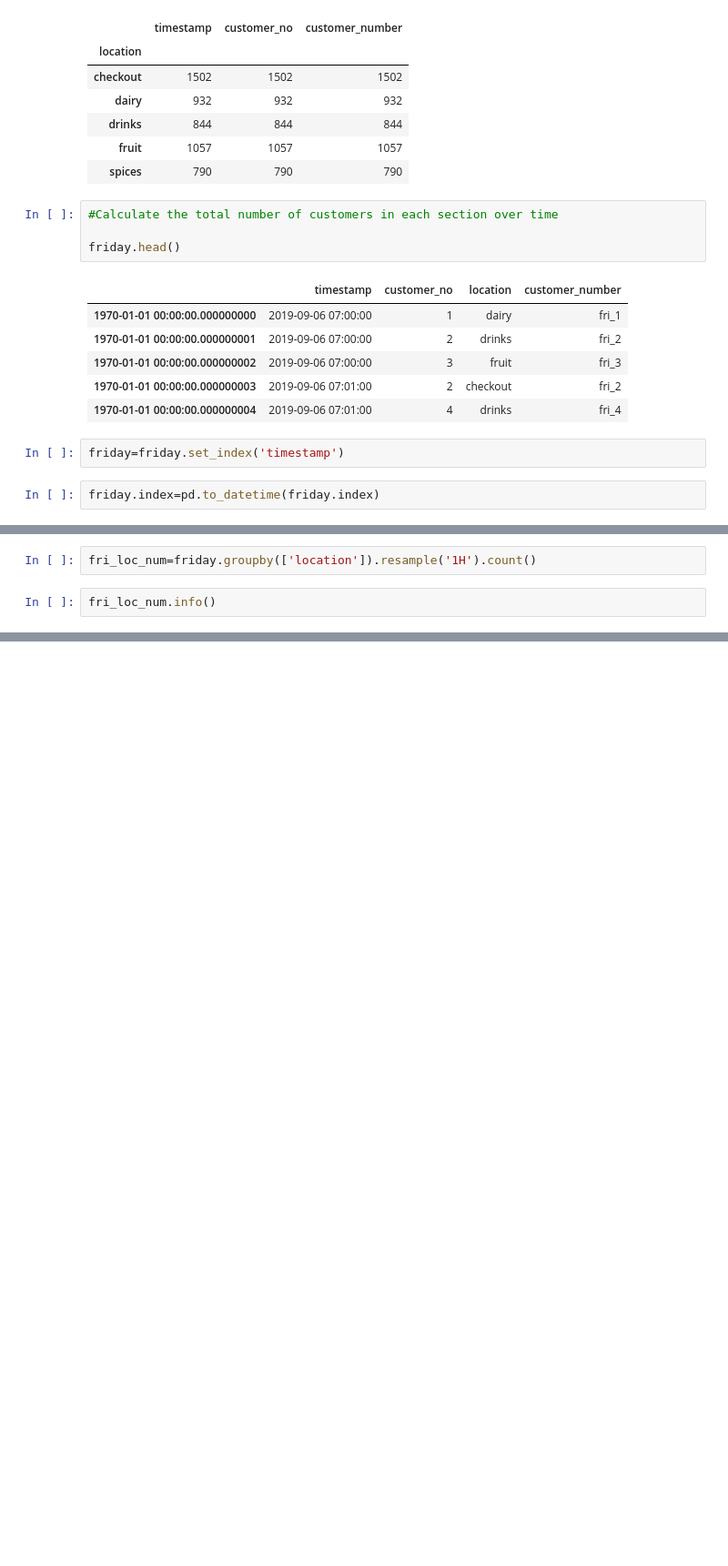
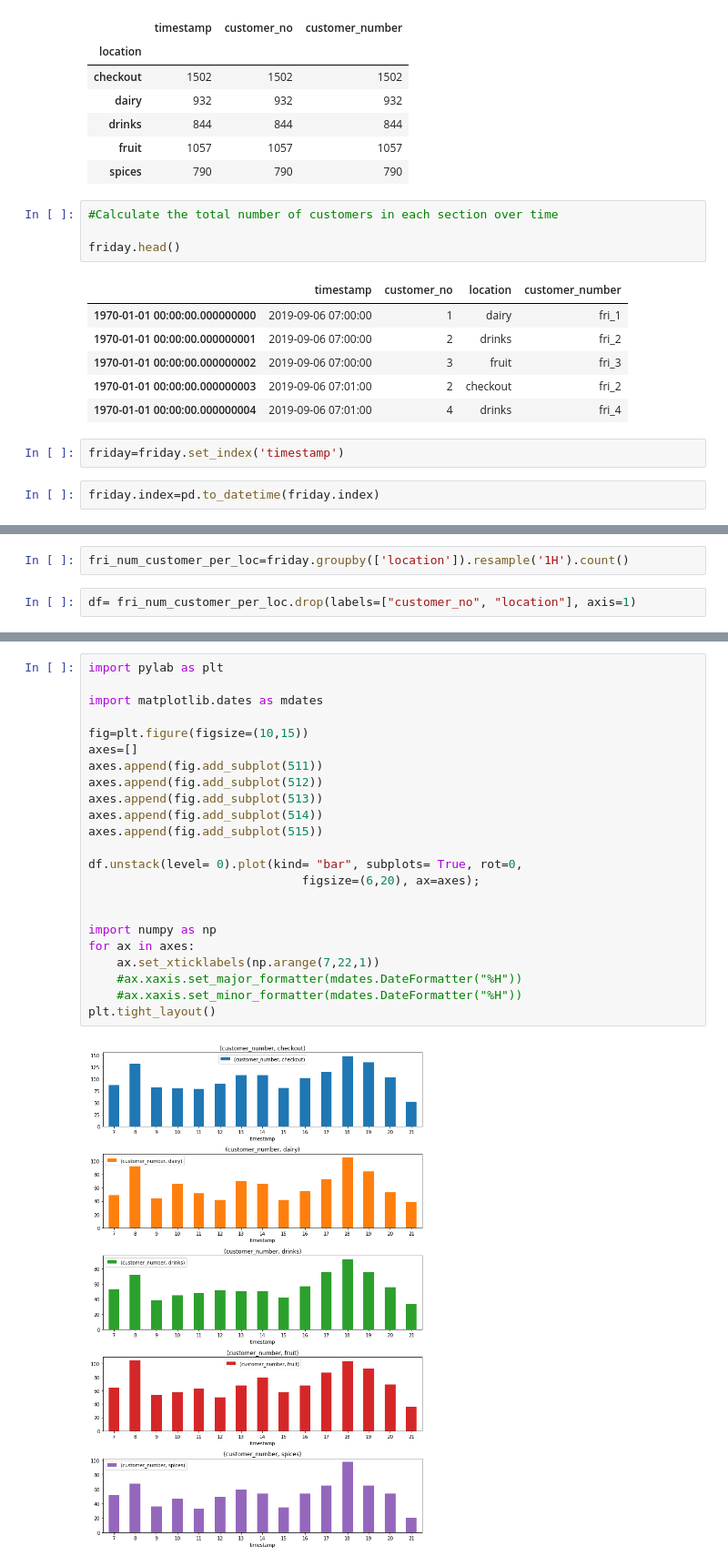
Before and after one commit to VRBysani/WeeK_08_project, a Jupyter notebook: 08_Week_Moh_Hayri_Viswa_Project.ipynb, the cells around one changed output, grey strips where cells are left out. Shown at 91% size. Saved outputs shown, nothing was run; the diff lists cells and outputs as text; blank space fills up the shorter version.

```diff
--- a/08_Week_Moh_Hayri_Viswa_Project.ipynb
+++ b/08_Week_Moh_Hayri_Viswa_Project.ipynb
@@ -97,4 +101,4 @@ friday.index=pd.to_datetime(friday.index)
 # %%
-fri_loc_num=friday.groupby(['location']).resample('1H').count()
+fri_num_customer_per_loc=friday.groupby(['location']).resample('1H').count()
 # %%
-fri_loc_num.info()
+df= fri_num_customer_per_loc.drop(labels=["customer_no", "location"], axis=1)
@@ -115,0 +129,25 @@ memory usage: 2.9+ KB
+# %%
+import pylab as plt
+
+import matplotlib.dates as mdates
+
+fig=plt.figure(figsize=(10,15))
+axes=[]
+axes.append(fig.add_subplot(511))
+axes.append(fig.add_subplot(512))
+axes.append(fig.add_subplot(513))
+axes.append(fig.add_subplot(514))
+axes.append(fig.add_subplot(515))
+
+df.unstack(level= 0).plot(kind= "bar", subplots= True, rot=0,
+                              figsize=(6,20), ax=axes);
+
+
+import numpy as np
+for ax in axes:
+    ax.set_xticklabels(np.arange(7,22,1))
+    #ax.xaxis.set_major_formatter(mdates.DateFormatter("%H"))
+    #ax.xaxis.set_minor_formatter(mdates.DateFormatter("%H"))
+plt.tight_layout()
+# %% [output]
+[figure, added]
```
Also changed, not shown: parts of 9 cells of this notebook.
